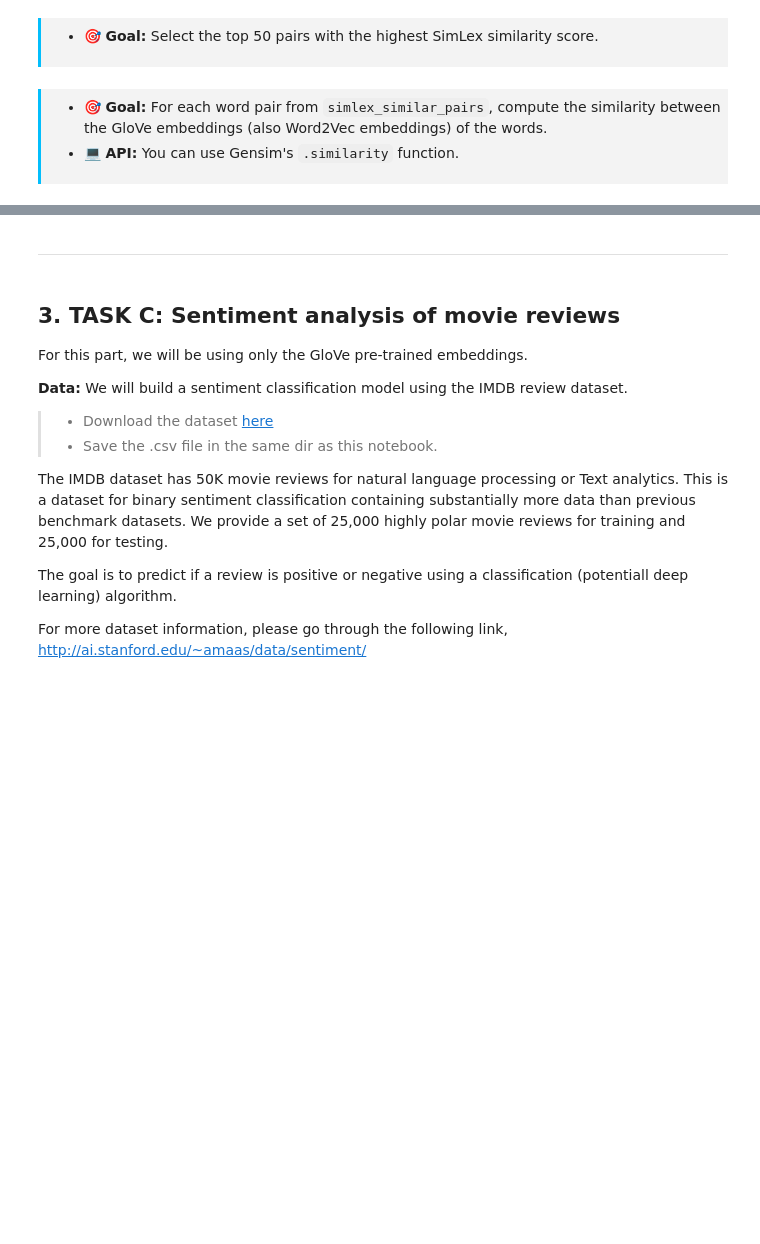
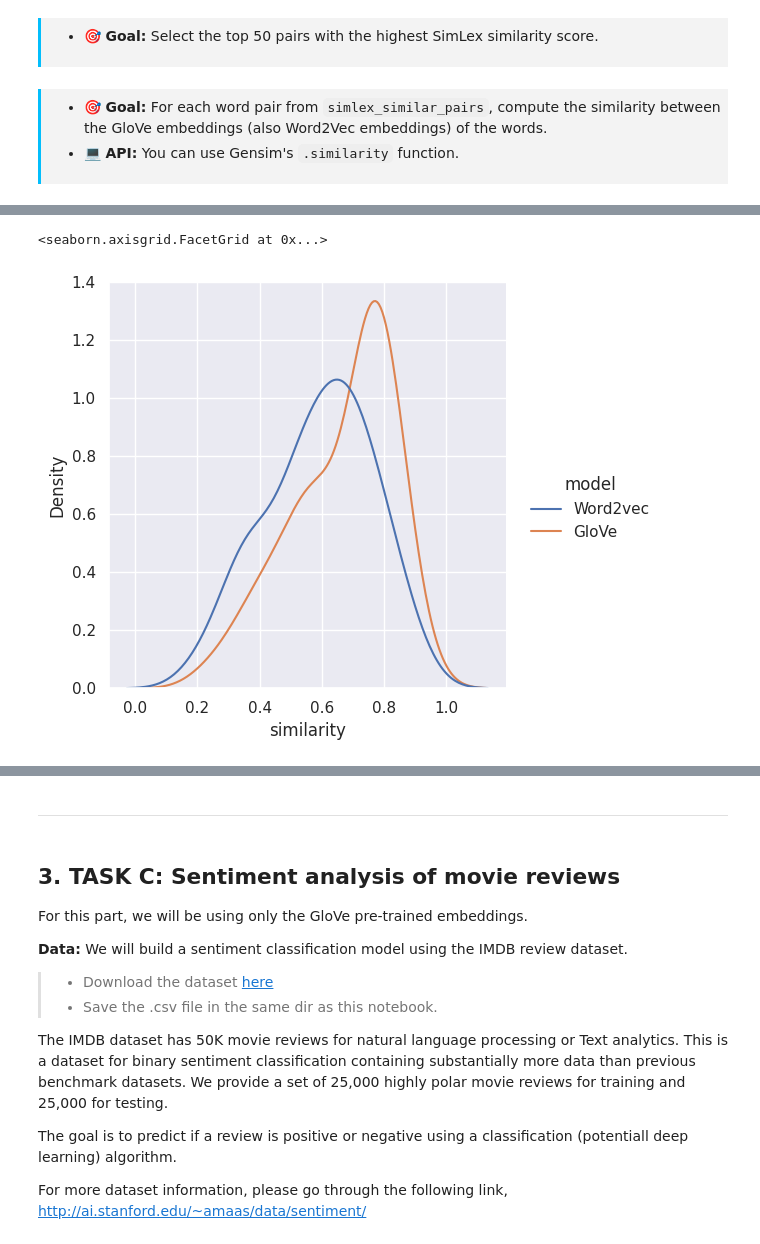
Before and after one commit to Jakhongir0103/Modern-NLP, a Jupyter notebook: Exercises/Week 1 - Word Embeddings/Week-1.ipynb, the cells around one changed output, grey strips where cells are left out. Saved outputs shown, nothing was run; the diff lists cells and outputs as text; code cells hidden in the pictures; blank space fills up the shorter version.

```diff
--- a/Exercises/Week 1 - Word Embeddings/Week-1.ipynb
+++ b/Exercises/Week 1 - Word Embeddings/Week-1.ipynb
@@ -357,6 +364,6 @@ SimLex-999.txt is a tab-separated plaintext file, where rows correspond to conce
 We will be using the **`SimLex999` similarity column** to evaluate our word embeddings on this dataset. We will select the top 50 most similar pairs according to simlex999 column which a score from 0 to 10 regarding the similarities of the two words (columns: word1, word2) and it has been annotated by humans. On this subset of data, we will find the similarity score of the two words using our two pre-trained embedding models (Word2Vec, GloVe).
 # %%
 # read data
-simlex = pd.read_csv('SimLex-999/SimLex-999.txt', delimiter='\t')
+simlex = pd.read_csv('SimLex-999.txt', delimiter='\t')
 simlex = simlex[['word1', 'word2', 'SimLex999']]
 simlex.head()
@@ -376,7 +408,7 @@ simlex.head()
 </div>
 # %%
 # select a subset of word-pairs with the highest similiarity score given by annotators
-# simlex_similar_pairs = ...
+simlex_top_50 = simlex.sort_values(by='SimLex999',ascending=False).iloc[:50]
 # %% [markdown]
 <div style="padding:8px 0 8px 15px;border-left:3px solid #03befc;background-color:#F3F3F3;">
 
@@ -387,4 +419,7 @@ simlex.head()
 # %%
 # computes the similarities of each pair using each word embedding model
 # similarities = ...
+
+simlex_top_50['w2v_similarity'] = [w2v_vectors.similarity(row['word1'], row['word2']) for _, row in simlex_top_50.iterrows()]
+simlex_top_50['glove_similarity'] = [glove_vectors.similarity(row['word1'], row['word2']) for _, row in simlex_top_50.iterrows()]
 # %%
@@ -392,11 +434,14 @@ similarities.head()
 # %%
 # plots the distribution of similarity scores for each model
-sims_w2v = similarities[['similarity_w2v']].rename(columns = {'similarity_w2v': 'similarity'})
+sims_w2v = simlex_top_50[['w2v_similarity']].rename(columns = {'w2v_similarity': 'similarity'})
 sims_w2v['model'] = 'Word2vec'
-sims_glove = similarities[['similarity_glove']].rename(columns = {'similarity_glove': 'similarity'})
+sims_glove = simlex_top_50[['glove_similarity']].rename(columns = {'glove_similarity': 'similarity'})
 sims_glove['model'] = 'GloVe'
 to_plot = pd.concat([sims_w2v, sims_glove], ignore_index=True)
 sns.displot(to_plot, x="similarity", hue="model", kind="kde")
+# %% [output]
+<seaborn.axisgrid.FacetGrid at 0x...>
+[figure, added]
 # %% [markdown]
 <div style="padding:8px 0 8px 15px;border-left:3px solid gray;background-color:#F3F3F3;">
 
```
Also changed, not shown: parts of 36 cells of this notebook.
